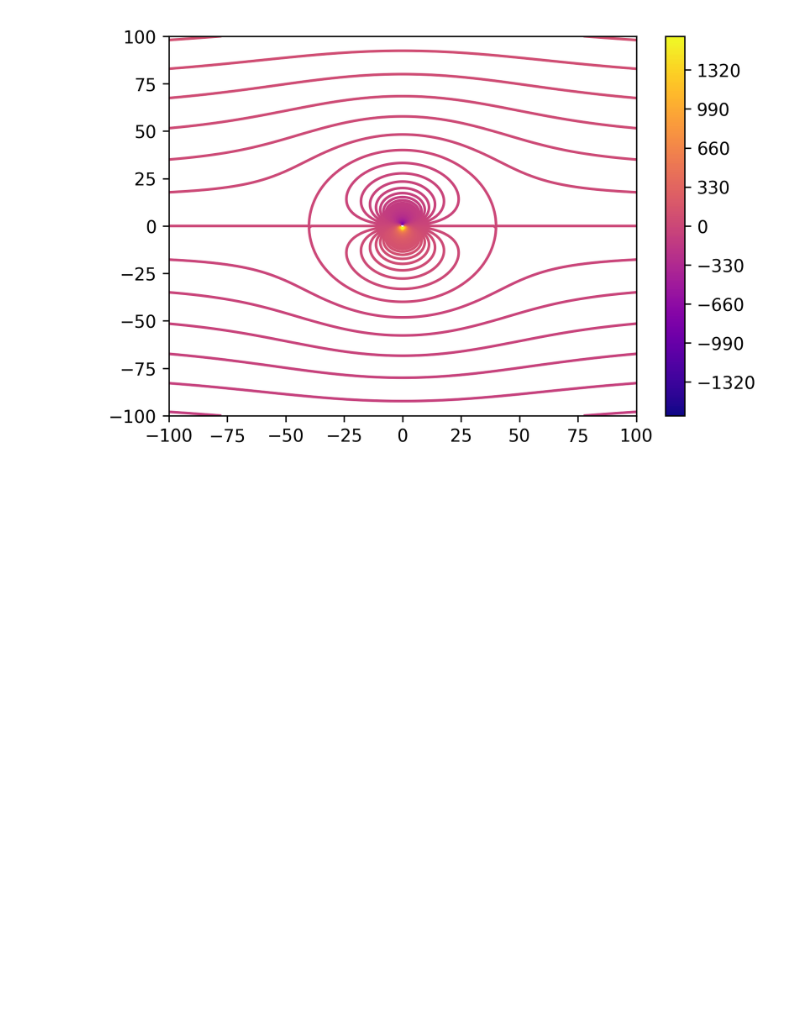
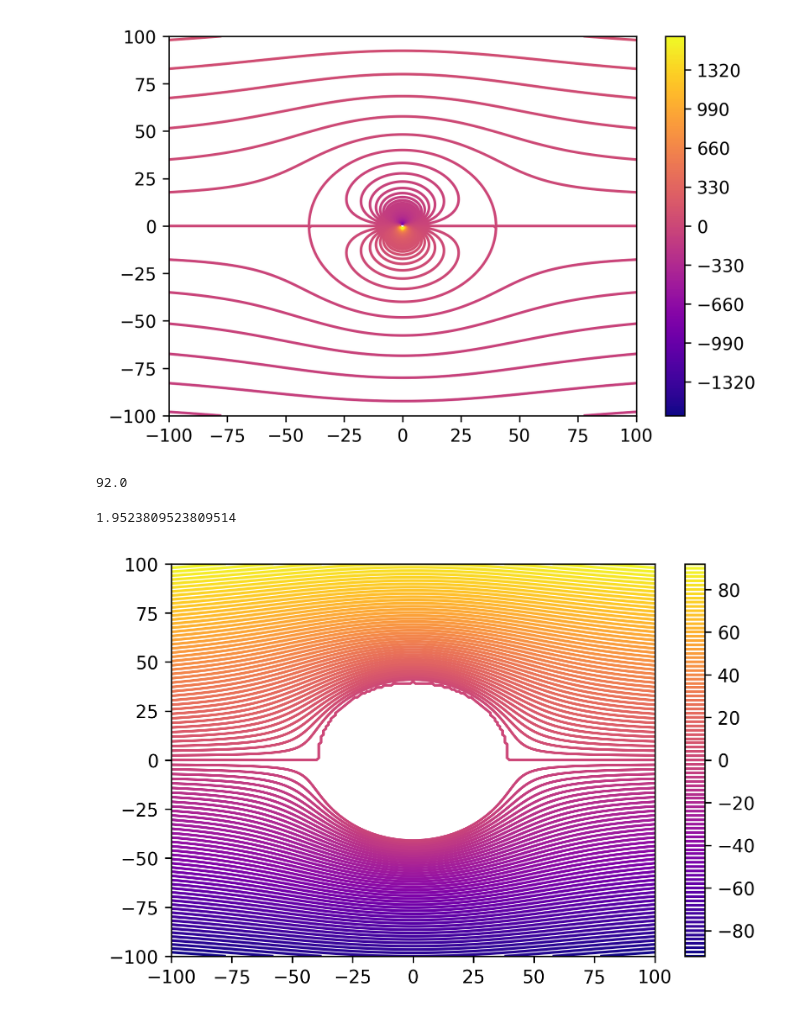
Before and after one commit to mpampolina/CIVL, a Jupyter notebook: CIVL 303 - Assignment 3.ipynb, the cells around one changed output. Cells and saved outputs as stored; diff of their text form; code cells hidden in the pictures; blank space fills up the shorter version.

Commit message:
add gradient

```diff
--- a/CIVL 303 - Assignment 3.ipynb
+++ b/CIVL 303 - Assignment 3.ipynb
@@ -36,5 +25,6 @@ def zeroCylinder(x, y, a=40):
 # %%
 x = np.arange(-100, 101)
 y = np.arange(-100, 101)
+a = 40
 
 X, Y = np.meshgrid(x, y)
@@ -44,0 +31,2 @@ TypeError: 'int' object is not iterable
+# %%
+maskedZ = (np.sqrt(np.power(X, 2)+np.power(Y, 2)) >= a) * 1
@@ -83,0 +92,17 @@ Z
+# %%
+realZ = (Z * maskedZ)
+# %%
+np.nanmax(realZ)
+# %% [output]
+92.0
+# %%
+np.nanmax(np.gradient(realZ))
+# %% [output]
+1.9523809523809514
+# %%
+fig, ax = plt.subplots()
+ct = plt.contour(X, Y, realZ, 100, cmap="plasma")
+fig.colorbar(ct)
+plt.show()
+# %% [output]
+[figure, added]
```
Also changed, not shown: parts of 6 cells of this notebook.
